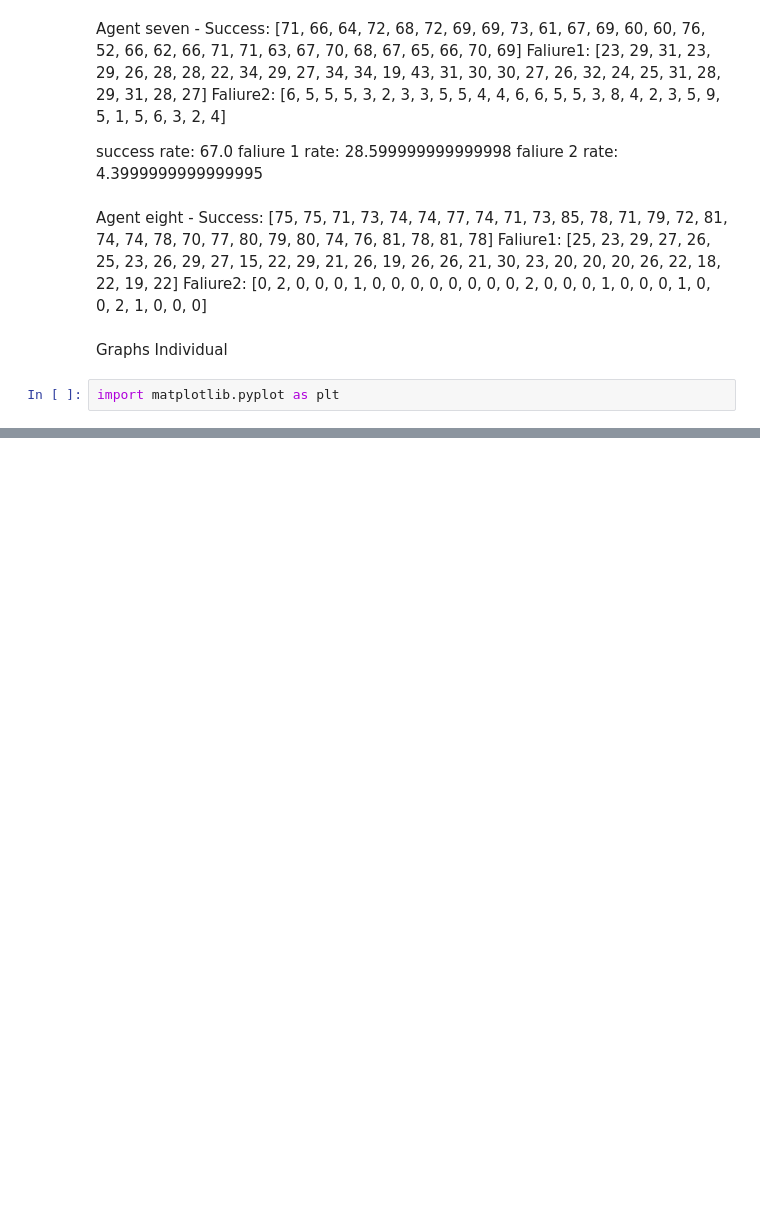
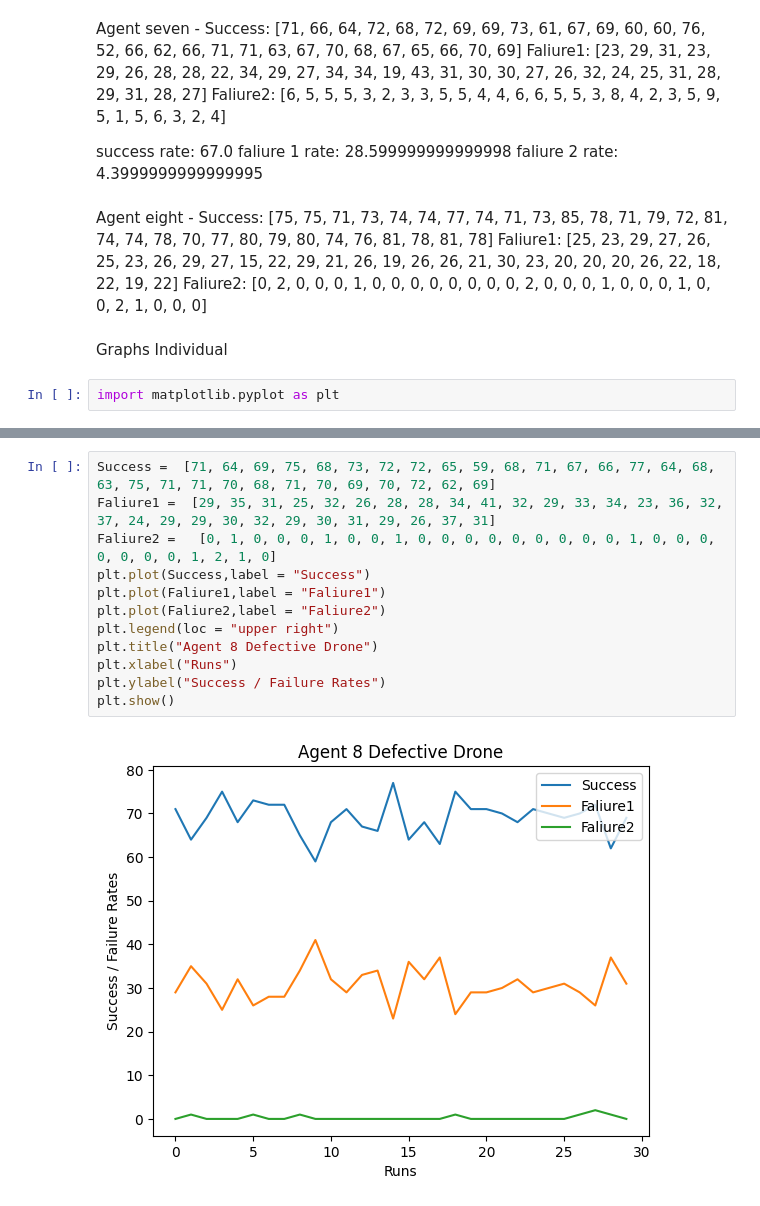
Before and after one commit to Rishit19/Project-Circle-of-Life, a Jupyter notebook: all agents.ipynb, the cells around one changed output, grey strips where cells are left out. Saved outputs shown, nothing was run; the diff lists cells and outputs as text; blank space fills up the shorter version.

```diff
--- a/all agents.ipynb
+++ b/all agents.ipynb
@@ -1698,0 +1755,14 @@ plt.show()
+# %%
+Success =  [71, 64, 69, 75, 68, 73, 72, 72, 65, 59, 68, 71, 67, 66, 77, 64, 68, 63, 75, 71, 71, 70, 68, 71, 70, 69, 70, 72, 62, 69]
+Faliure1 =  [29, 35, 31, 25, 32, 26, 28, 28, 34, 41, 32, 29, 33, 34, 23, 36, 32, 37, 24, 29, 29, 30, 32, 29, 30, 31, 29, 26, 37, 31]
+Faliure2 =   [0, 1, 0, 0, 0, 1, 0, 0, 1, 0, 0, 0, 0, 0, 0, 0, 0, 0, 1, 0, 0, 0, 0, 0, 0, 0, 1, 2, 1, 0]
+plt.plot(Success,label = "Success")
+plt.plot(Faliure1,label = "Faliure1")
+plt.plot(Faliure2,label = "Faliure2")
+plt.legend(loc = "upper right")
+plt.title("Agent 8 Defective Drone")
+plt.xlabel("Runs")
+plt.ylabel("Success / Failure Rates")
+plt.show()
+# %% [output]
+[figure, added]
```
Also changed, not shown: parts of 31 cells of this notebook.
